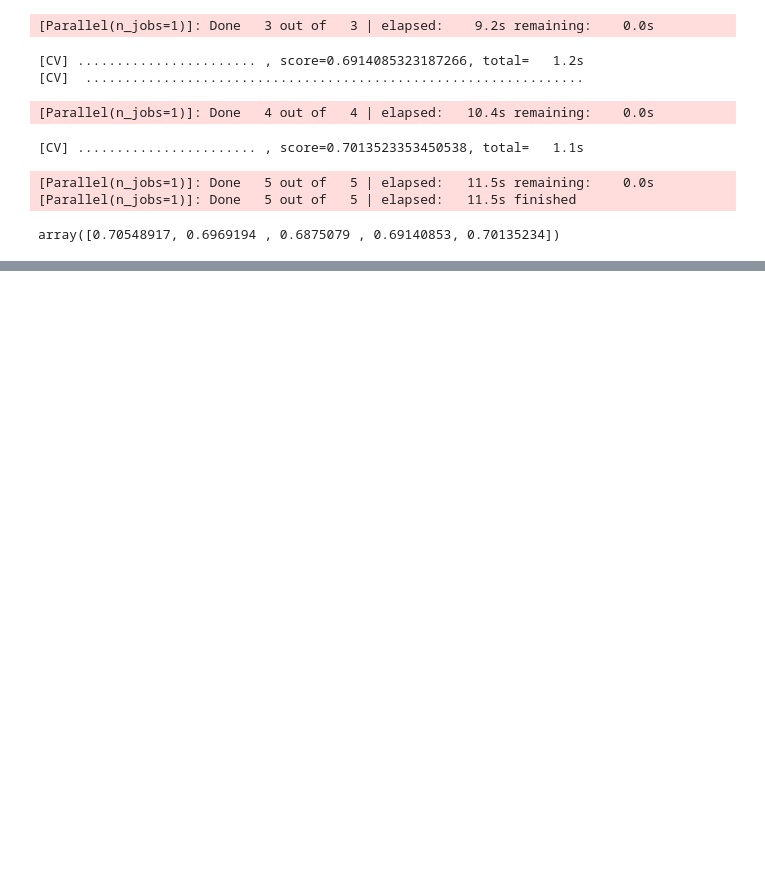
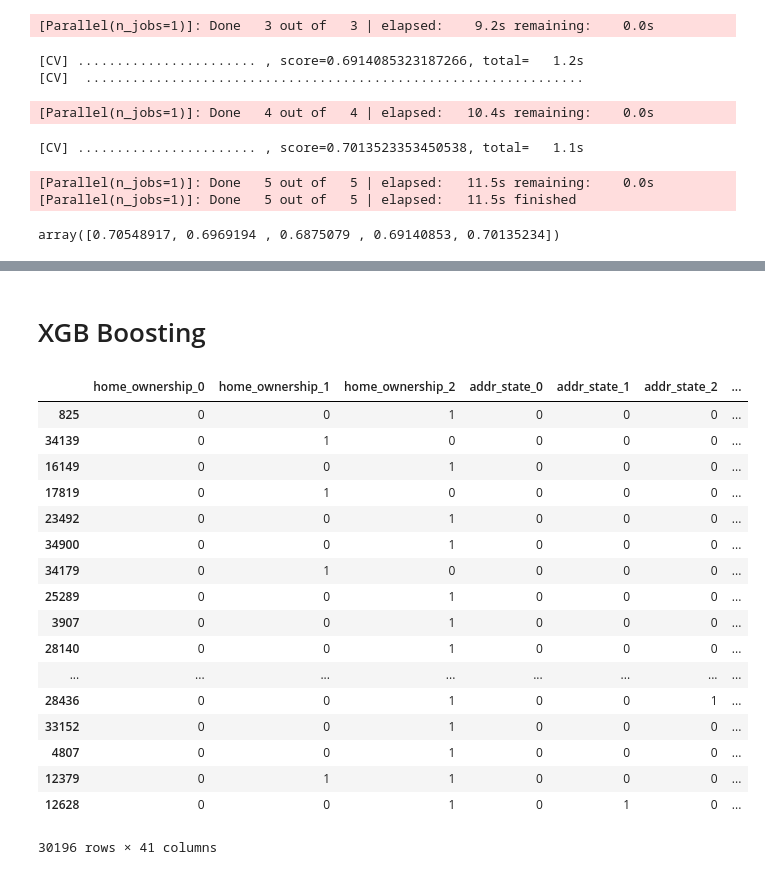
Before and after one commit to bloominstituteoftechnology/DS-Unit-4-Sprint-1-Tree-Ensembles, a Jupyter notebook: module1-decision-trees/assignment1.ipynb, the cells around one changed output, grey strips where cells are left out. Cells and saved outputs as stored; diff of their text form; code cells hidden in the pictures; blank space fills up the shorter version.

```diff
--- a/module1-decision-trees/assignment1.ipynb
+++ b/module1-decision-trees/assignment1.ipynb
@@ -453,0 +457,2 @@ array([0.70548917, 0.6969194 , 0.6875079 , 0.69140853, 0.70135234])
+# %% [markdown]
+# XGB Boosting
@@ -453,0 +464,36 @@ array([0.70548917, 0.6969194 , 0.6875079 , 0.69140853, 0.70135234])
+# %%
+ord_mapping = [{'col': 'grade', 'mapping': [("G", 0), ("F", 1), ("E", 2), ("D",3),("C",4),("B",5),("A",6)]},
+              {"col" : 'sub_grade', "mapping" : [("G5", 0 ), ("G4",1), ("G3",2),("G2",3),("G1",4),
+                                                ("F5", 5 ), ("F4",6), ("F3",7),("F2",8),("F1",9),
+                                                ("E5", 10 ), ("E4",11), ("E3",12),("E2",13),("E1",14),
+                                                ("D5", 15 ), ("D4",16), ("D3",17),("D2",18),("D1",19),
+                                                ("C5", 20 ), ("C4",21), ("C3",22),("C2",23),("C1",24),
+                                                ("B5", 25 ), ("B4",26), ("B3",27),("B2",28),("B1",29),
+                                                ("A5", 30 ), ("A4",31), ("A3",32),("A2",33),("A1",34),
+                                                ]}]
+# %%
+xgb_encoder = ce.OrdinalEncoder(handle_unknown='ignore', cols=['grade','subgrade'], mapping=ord_mapping)
+X_train_tf=xgb_encoder.fit_transform(X_train)
+xgb_encoder = ce.BinaryEncoder(handle_unknown='ignore',cols=['home_ownership','addr_state', 'zip_code','disbursement_method',
+                                                                'application_type','purpose'])
+X_train_tf=xgb_encoder.fit_transform(X_train_tf)
+X_train_tf
+# %% [output]
+|  | home_ownership_0 | home_ownership_1 | home_ownership_2 | addr_state_0 | addr_state_1 | addr_state_2 | ... |
+| 825 | 0 | 0 | 1 | 0 | 0 | 0 | ... |
+| 34139 | 0 | 1 | 0 | 0 | 0 | 0 | ... |
+| 16149 | 0 | 0 | 1 | 0 | 0 | 0 | ... |
+| 17819 | 0 | 1 | 0 | 0 | 0 | 0 | ... |
+| 23492 | 0 | 0 | 1 | 0 | 0 | 0 | ... |
+| 34900 | 0 | 0 | 1 | 0 | 0 | 0 | ... |
+| 34179 | 0 | 1 | 0 | 0 | 0 | 0 | ... |
+| 25289 | 0 | 0 | 1 | 0 | 0 | 0 | ... |
+| 3907 | 0 | 0 | 1 | 0 | 0 | 0 | ... |
+| 28140 | 0 | 0 | 1 | 0 | 0 | 0 | ... |
+| ... | ... | ... | ... | ... | ... | ... | ... |
+| 28436 | 0 | 0 | 1 | 0 | 0 | 1 | ... |
+| 33152 | 0 | 0 | 1 | 0 | 0 | 0 | ... |
+| 4807 | 0 | 0 | 1 | 0 | 0 | 0 | ... |
+| 12379 | 0 | 1 | 1 | 0 | 0 | 0 | ... |
+| 12628 | 0 | 0 | 1 | 0 | 1 | 0 | ... |
+30196 rows × 41 columns
```
Also changed, not shown: parts of 15 cells of this notebook, 2 other files.
